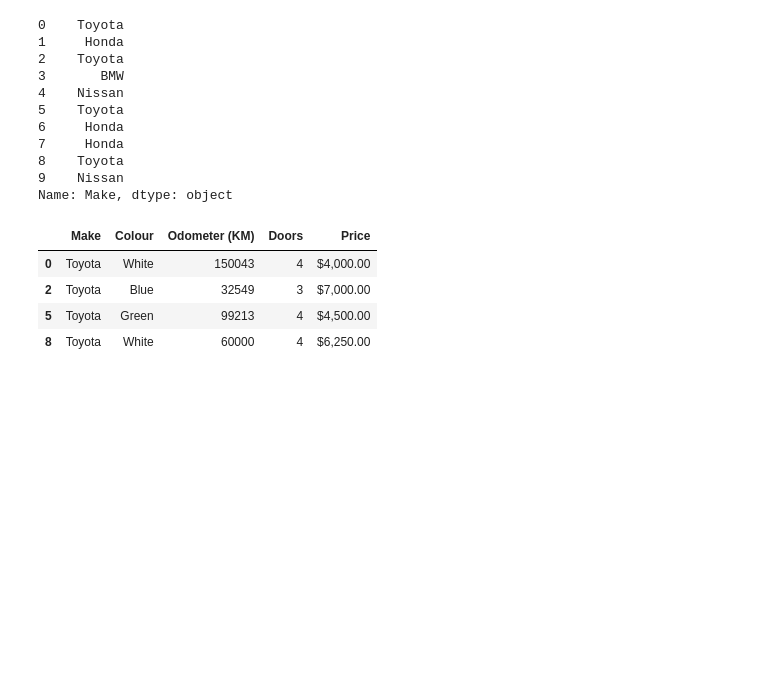
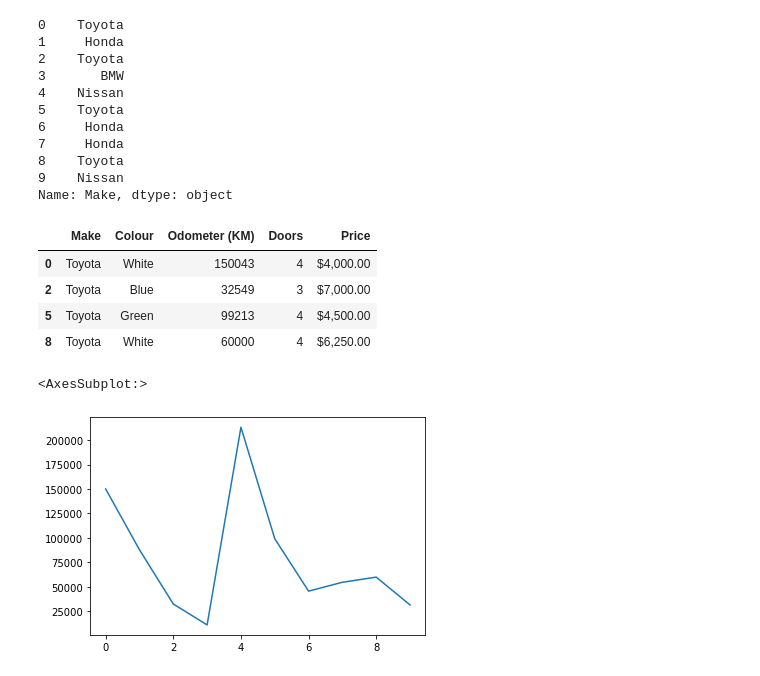
Before and after one commit to Aaron32365/Python-ML-Notes, a Jupyter notebook: intro-to-pandas.ipynb, the cells around one changed output. Cells and saved outputs as stored; diff of their text form; code cells hidden in the pictures; blank space fills up the shorter version.

```diff
--- a/intro-to-pandas.ipynb
+++ b/intro-to-pandas.ipynb
@@ -214,3 +214,9 @@ car_sales[car_sales["Make"] == "Toyota"]
 | 2 | Toyota | Blue | 32549 | 3 | $7,000.00 |
 | 5 | Toyota | Green | 99213 | 4 | $4,500.00 |
 | 8 | Toyota | White | 60000 | 4 | $6,250.00 |
+# %%
+#plot numerical data with .plot()
+car_sales["Odometer (KM)"].plot()
+# %% [output]
+<AxesSubplot:>
+[figure, added]
```
Also changed, not shown: parts of 24 cells of this notebook, 8 other files.
